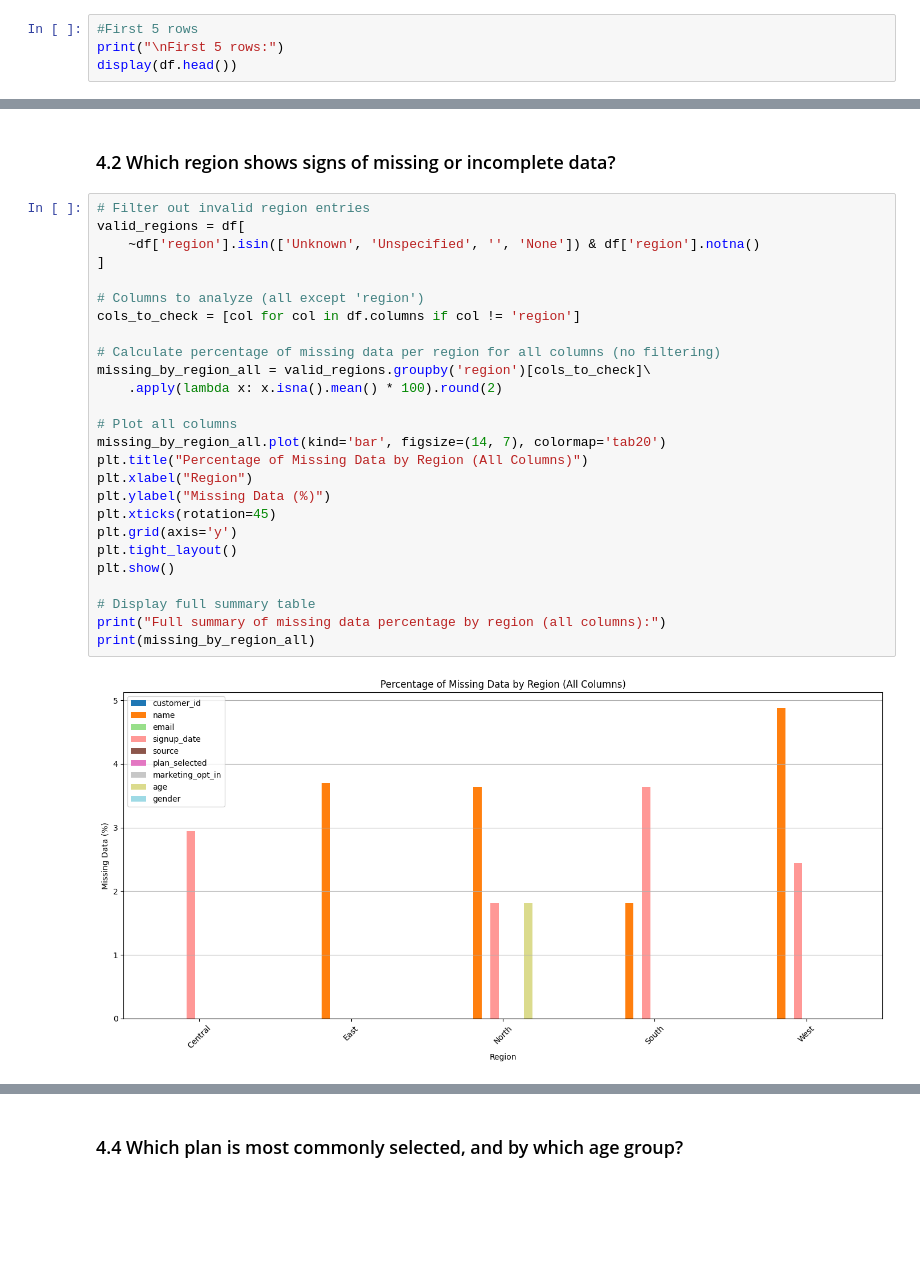
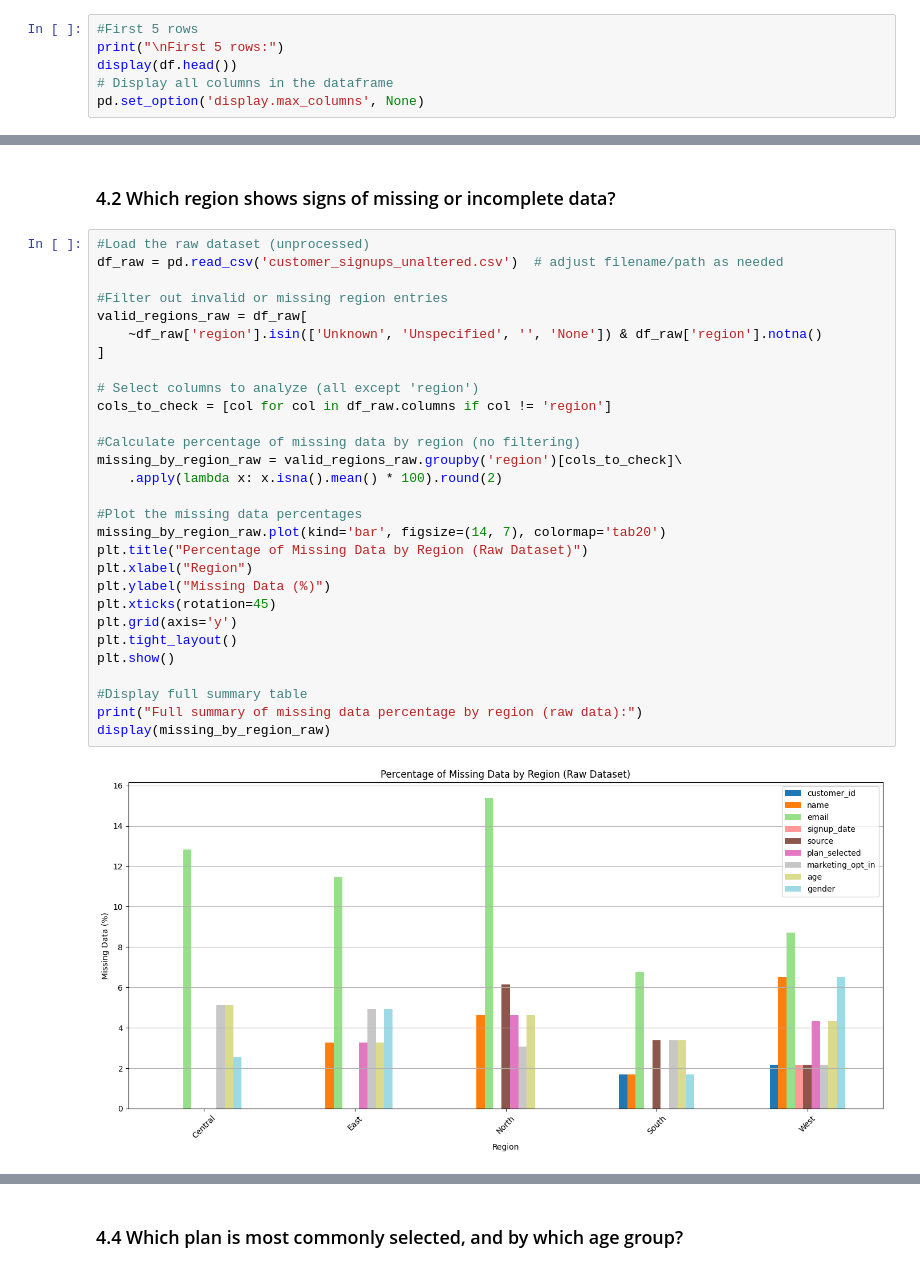
Before and after one commit to Samuel-Cantarero/data-analysis-business-insights, a Jupyter notebook: customer_signup_data_analysis.ipynb, the cells around one changed output, grey strips where cells are left out. Cells and saved outputs as stored; diff of their text form; blank space fills up the shorter version.

```diff
--- a/customer_signup_data_analysis.ipynb
+++ b/customer_signup_data_analysis.ipynb
@@ -44,6 +42,8 @@ Column names:
 #First 5 rows
 print("\nFirst 5 rows:")
 display(df.head())
+# Display all columns in the dataframe
+pd.set_option('display.max_columns', None)
 # %% [output]
 First 5 rows:
 |  | customer_id | name | email | signup_date | source | region | plan_selected | marketing_opt_in | ... |
@@ -424,30 +464,33 @@ else:
 # %% [markdown]
 ### 4.2 Which region shows signs of missing or incomplete data?
 # %%
-# Filter out invalid region entries
-valid_regions = df[
-    ~df['region'].isin(['Unknown', 'Unspecified', '', 'None']) & df['region'].notna()
+#Load the raw dataset (unprocessed)
+df_raw = pd.read_csv('customer_signups_unaltered.csv')  # adjust filename/path as needed
+
+#Filter out invalid or missing region entries
+valid_regions_raw = df_raw[
+    ~df_raw['region'].isin(['Unknown', 'Unspecified', '', 'None']) & df_raw['region'].notna()
 ]
 
-# Columns to analyze (all except 'region')
-cols_to_check = [col for col in df.columns if col != 'region']
+# Select columns to analyze (all except 'region')
+cols_to_check = [col for col in df_raw.columns if col != 'region']
 
-# Calculate percentage of missing data per region for all columns (no filtering)
-missing_by_region_all = valid_regions.groupby('region')[cols_to_check]\
+#Calculate percentage of missing data by region (no filtering)
+missing_by_region_raw = valid_regions_raw.groupby('region')[cols_to_check]\
     .apply(lambda x: x.isna().mean() * 100).round(2)
 
-# Plot all columns
-missing_by_region_all.plot(kind='bar', figsize=(14, 7), colormap='tab20')
-plt.title("Percentage of Missing Data by Region (All Columns)")
+#Plot the missing data percentages
+missing_by_region_raw.plot(kind='bar', figsize=(14, 7), colormap='tab20')
+plt.title("Percentage of Missing Data by Region (Raw Dataset)")
 plt.xlabel("Region")
 plt.ylabel("Missing Data (%)")
 plt.xticks(rotation=45)
 plt.grid(axis='y')
 plt.tight_layout()
 plt.show()
 
-# Display full summary table
-print("Full summary of missing data percentage by region (all columns):")
-print(missing_by_region_all)
+#Display full summary table
+print("Full summary of missing data percentage by region (raw data):")
+display(missing_by_region_raw)
 # %% [output]
-[figure, old version]
+[figure, new version]
```
Also changed, not shown: parts of 25 cells of this notebook, 1 other file.
